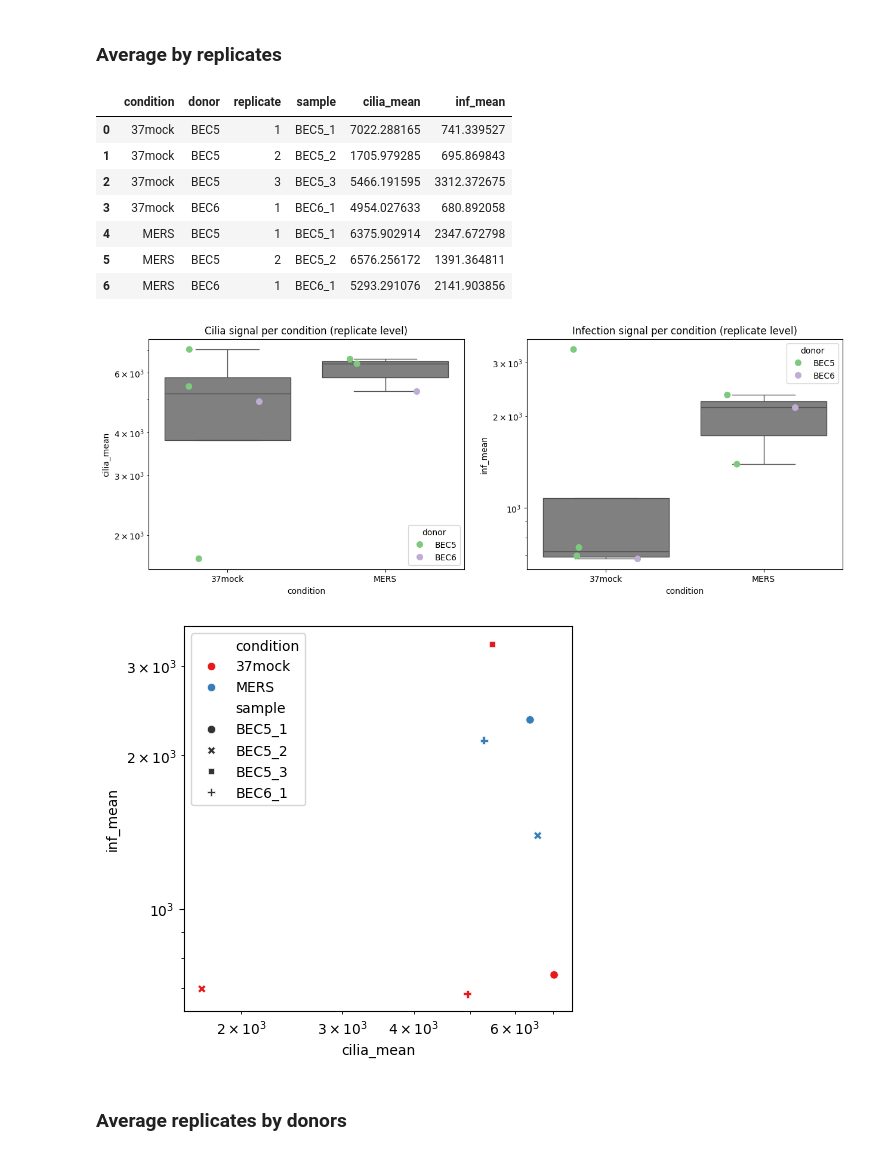
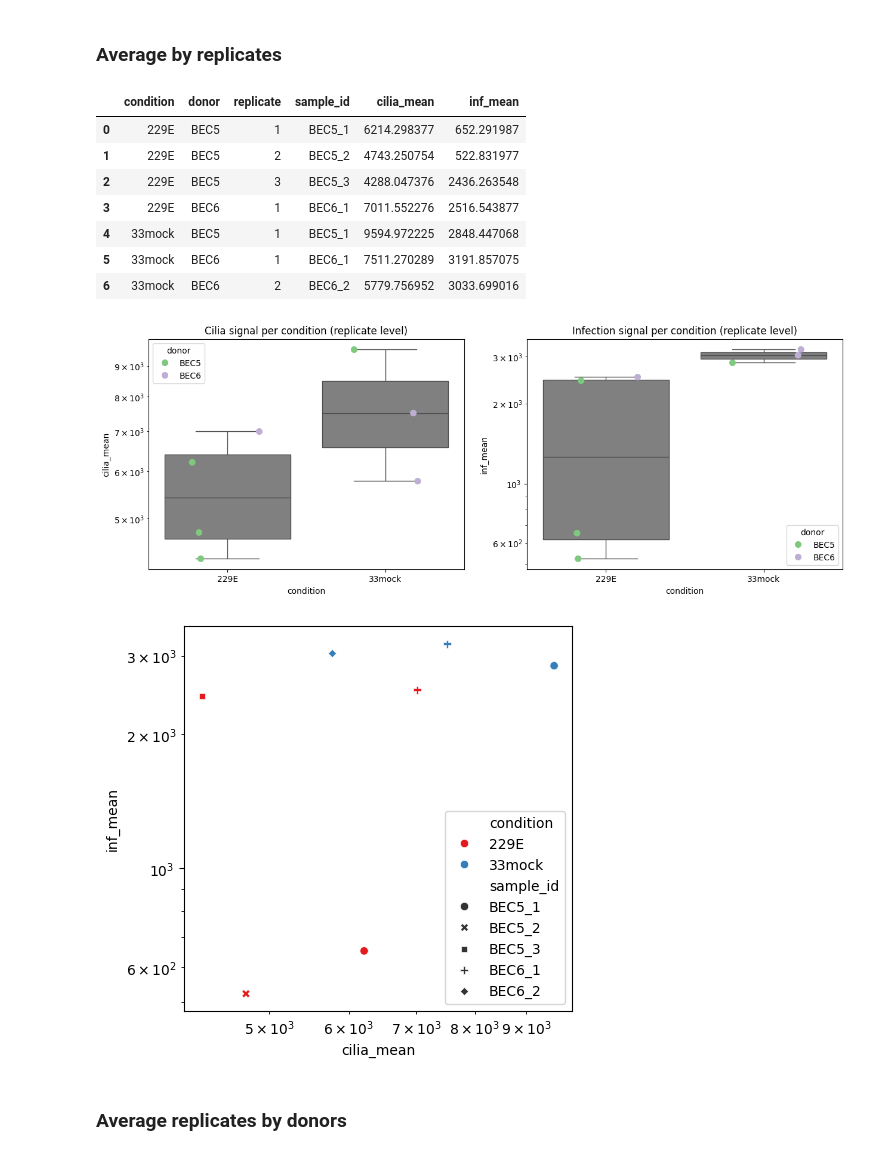
Before and after one commit to quasar1357/ivi-imaging, a Jupyter notebook: vetsuisse25_imaging_tests03b_analyzing-cell-means.ipynb, the cells around one changed output. Saved outputs shown, nothing was run; the diff lists cells and outputs as text; code cells hidden in the pictures.

```diff
--- a/vetsuisse25_imaging_tests03b_analyzing-cell-means.ipynb
+++ b/vetsuisse25_imaging_tests03b_analyzing-cell-means.ipynb
@@ -28,5 +27,6 @@ Create an object with the path to the data.
 # %%
-in_path = "../imaging_data/21122022_images_jinglecells_SO_AK/MERS"
+virus = "MERS" # "229E" or "MERS"
+in_path = "../imaging_data/21122022_images_jinglecells_SO_AK/" + virus
 ca = CellAnalyzer.load(in_path + "/CellAnalyzer/CellAnalyzer.pkl")
 # %% [output]
 >>> GPU activated? NO
@@ -84,7 +87,6 @@ cells_df.groupby(['condition', 'donor', 'replicate'])[['cilia_mean', 'inf_mean']
 ### Visualize raw cell means
 # %%
 df_to_show = cells_df.copy()
-df_to_show["sample"] = df_to_show["donor"] + "_" + df_to_show["replicate"].astype(str)
 # %% [markdown]
 Visualize conditions
 # %%
@@ -111,20 +113,20 @@ plt.show()
 ### Average by replicates
 # %%
 replicate_summary = df_to_show.groupby(['condition', 'donor', 'replicate']).agg({
-    'sample': 'first',
+    'sample_id': 'first',
     'cilia_mean': 'mean',
     'inf_mean': 'mean' # or 'unique' if you're unsure it's consistent
 }).reset_index()
 replicate_summary
 # %% [output]
-|  | condition | donor | replicate | sample | cilia_mean | inf_mean |
-| 0 | 37mock | BEC5 | 1 | BEC5_1 | 7022.288165 | 741.339527 |
-| 1 | 37mock | BEC5 | 2 | BEC5_2 | 1705.979285 | 695.869843 |
-| 2 | 37mock | BEC5 | 3 | BEC5_3 | 5466.191595 | 3312.372675 |
-| 3 | 37mock | BEC6 | 1 | BEC6_1 | 4954.027633 | 680.892058 |
-| 4 | MERS | BEC5 | 1 | BEC5_1 | 6375.902914 | 2347.672798 |
-| 5 | MERS | BEC5 | 2 | BEC5_2 | 6576.256172 | 1391.364811 |
-| 6 | MERS | BEC6 | 1 | BEC6_1 | 5293.291076 | 2141.903856 |
+|  | condition | donor | replicate | sample_id | cilia_mean | inf_mean |
+| 0 | 229E | BEC5 | 1 | BEC5_1 | 6214.298377 | 652.291987 |
+| 1 | 229E | BEC5 | 2 | BEC5_2 | 4743.250754 | 522.831977 |
+| 2 | 229E | BEC5 | 3 | BEC5_3 | 4288.047376 | 2436.263548 |
+| 3 | 229E | BEC6 | 1 | BEC6_1 | 7011.552276 | 2516.543877 |
+| 4 | 33mock | BEC5 | 1 | BEC5_1 | 9594.972225 | 2848.447068 |
+| 5 | 33mock | BEC6 | 1 | BEC6_1 | 7511.270289 | 3191.857075 |
+| 6 | 33mock | BEC6 | 2 | BEC6_2 | 5779.756952 | 3033.699016 |
 # %%
 fig, ax = plt.subplots(1,2, figsize=(15, 5))
 sns.boxplot(data=replicate_summary, x="condition", y="cilia_mean", ax=ax[0], log_scale=True, fliersize = 0, color='grey')
@@ -135,16 +137,16 @@ ax[0].set_title('Cilia signal per condition (replicate level)')
 ax[1].set_title('Infection signal per condition (replicate level)')
 plt.show()
 # %% [output]
-[figure, old version]
+[figure, new version]
 # %%
 fig, ax = plt.subplots(figsize=(5, 5), dpi= 100)
 # Create a scatter plot for the two conditions
-sns.scatterplot(data=replicate_summary, x='cilia_mean', y='inf_mean', hue="condition", palette="Set1", style="sample", ax=ax)
+sns.scatterplot(data=replicate_summary, x='cilia_mean', y='inf_mean', hue="condition", palette="Set1", style="sample_id", ax=ax)
 plt.xscale('log')
 plt.yscale('log')
 plt.show()
 # %% [output]
-[figure, old version]
+[figure, new version]
 # %% [markdown]
 ### Average replicates by donors
 # %%
```
Also changed, not shown: parts of 19 cells of this notebook, 3 other files.
